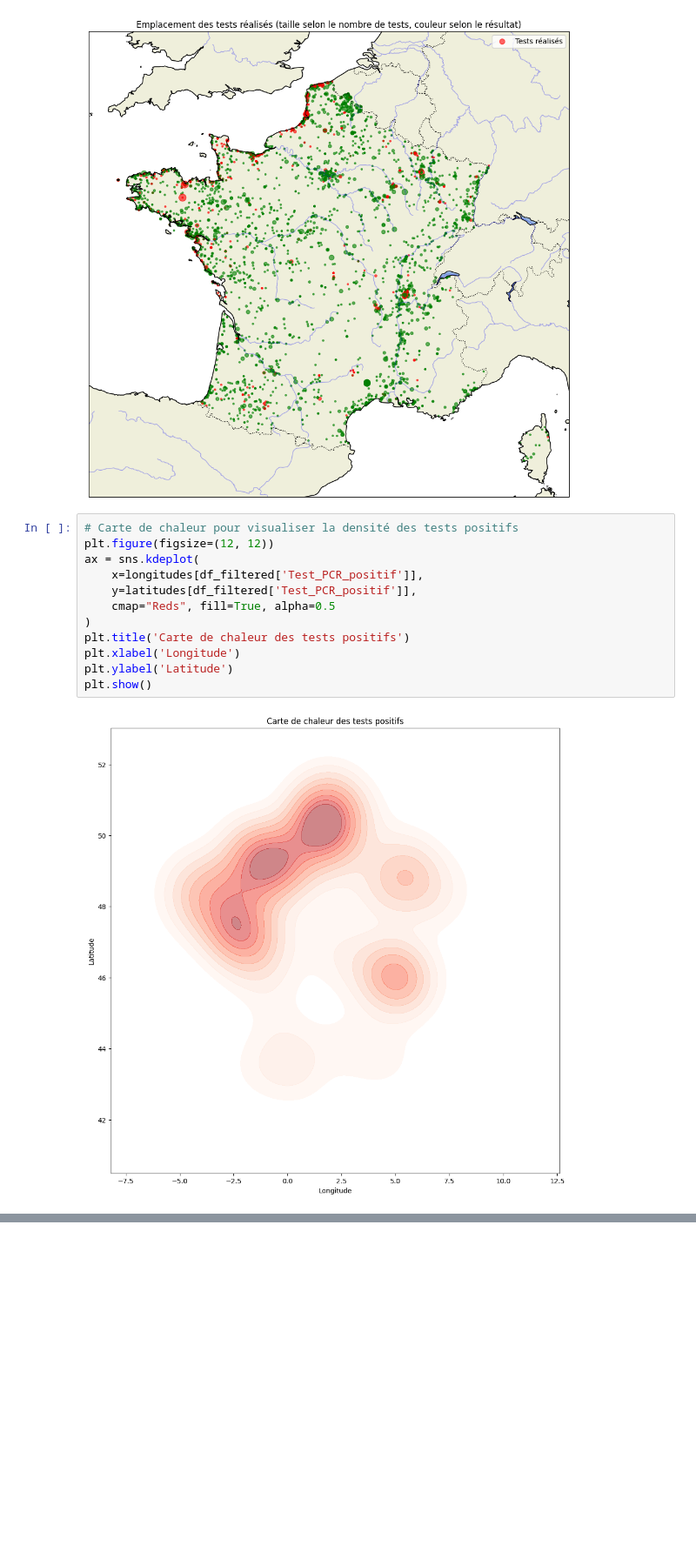
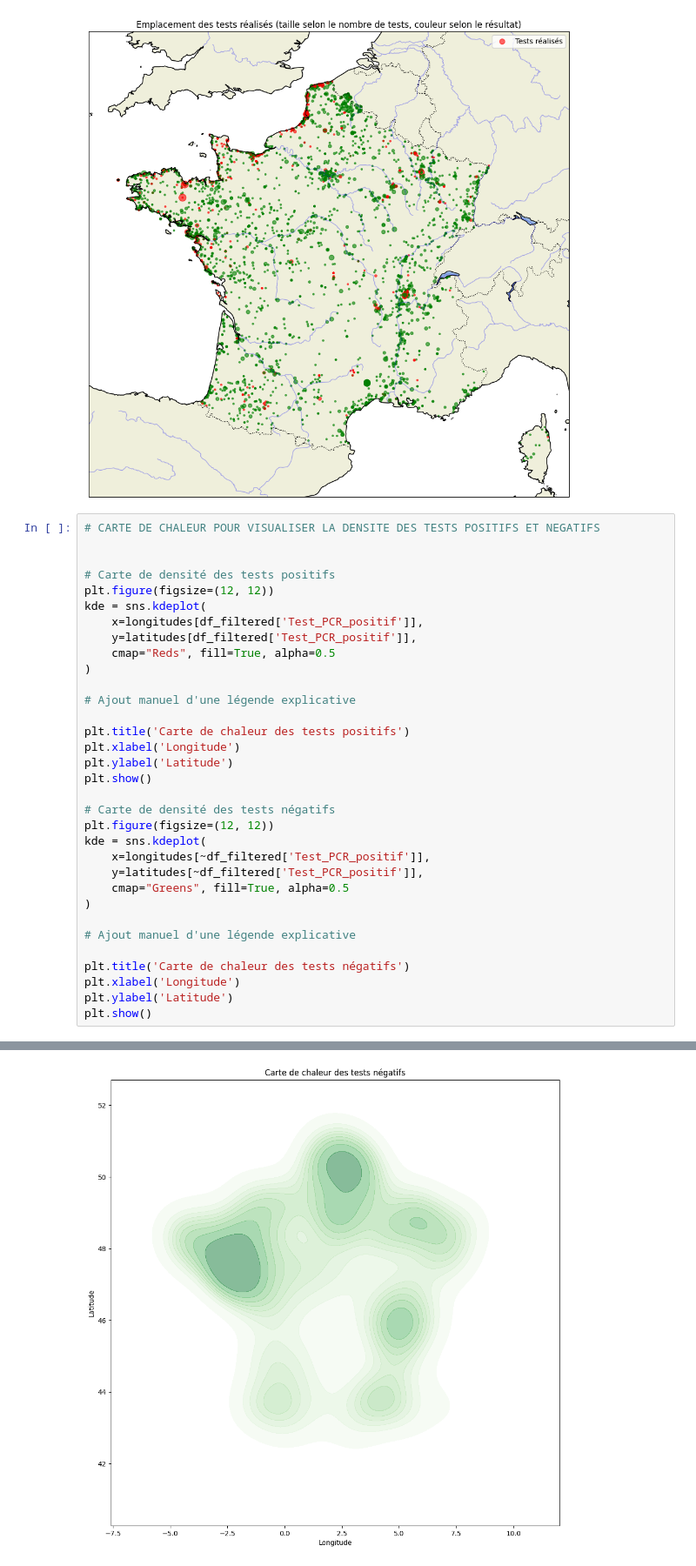
Before and after one commit to bavrillon/Avian-influenza, a Jupyter notebook: EDA.ipynb, the cells around one changed output, grey strips where cells are left out. Shown at 87% size. Drawn from its saved outputs; the diff is of its cells as text; blank space fills up the shorter version.

Commit message:
Travail fait sur les cartes de chaleur

```diff
--- a/EDA.ipynb
+++ b/EDA.ipynb
@@ -622,17 +630,37 @@ plt.legend(loc='upper right')
 plt.show()
 # %% [output]
 [figure]
-# %%
-# Carte de chaleur pour visualiser la densité des tests positifs
-plt.figure(figsize=(12, 12))
-ax = sns.kdeplot(
-    x=longitudes[df_filtered['Test_PCR_positif']],
-    y=latitudes[df_filtered['Test_PCR_positif']],
-    cmap="Reds", fill=True, alpha=0.5
-)
-plt.title('Carte de chaleur des tests positifs')
-plt.xlabel('Longitude')
-plt.ylabel('Latitude')
-plt.show()
-# %% [output]
-[figure, removed]
+# %%
+# CARTE DE CHALEUR POUR VISUALISER LA DENSITE DES TESTS POSITIFS ET NEGATIFS
+
+
+# Carte de densité des tests positifs
+plt.figure(figsize=(12, 12))
+kde = sns.kdeplot(
+    x=longitudes[df_filtered['Test_PCR_positif']],
+    y=latitudes[df_filtered['Test_PCR_positif']],
+    cmap="Reds", fill=True, alpha=0.5
+)
+
+# Ajout manuel d'une légende explicative
+
+plt.title('Carte de chaleur des tests positifs')
+plt.xlabel('Longitude')
+plt.ylabel('Latitude')
+plt.show()
+
+# Carte de densité des tests négatifs
+plt.figure(figsize=(12, 12))
+kde = sns.kdeplot(
+    x=longitudes[~df_filtered['Test_PCR_positif']],
+    y=latitudes[~df_filtered['Test_PCR_positif']],
+    cmap="Greens", fill=True, alpha=0.5
+)
+
+# Ajout manuel d'une légende explicative
+
+plt.title('Carte de chaleur des tests négatifs')
+plt.xlabel('Longitude')
+plt.ylabel('Latitude')
+plt.show()
+# %% [output]
@@ -638,0 +668 @@ plt.show()
+[figure, added]
```
Also changed, not shown: parts of 12 cells of this notebook.
